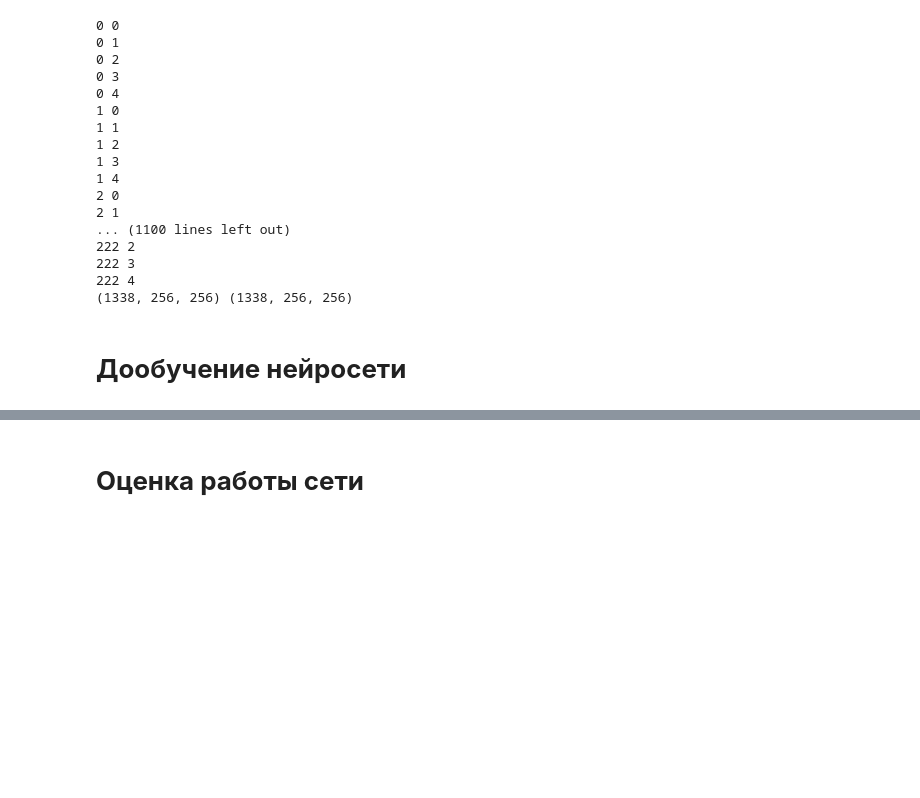
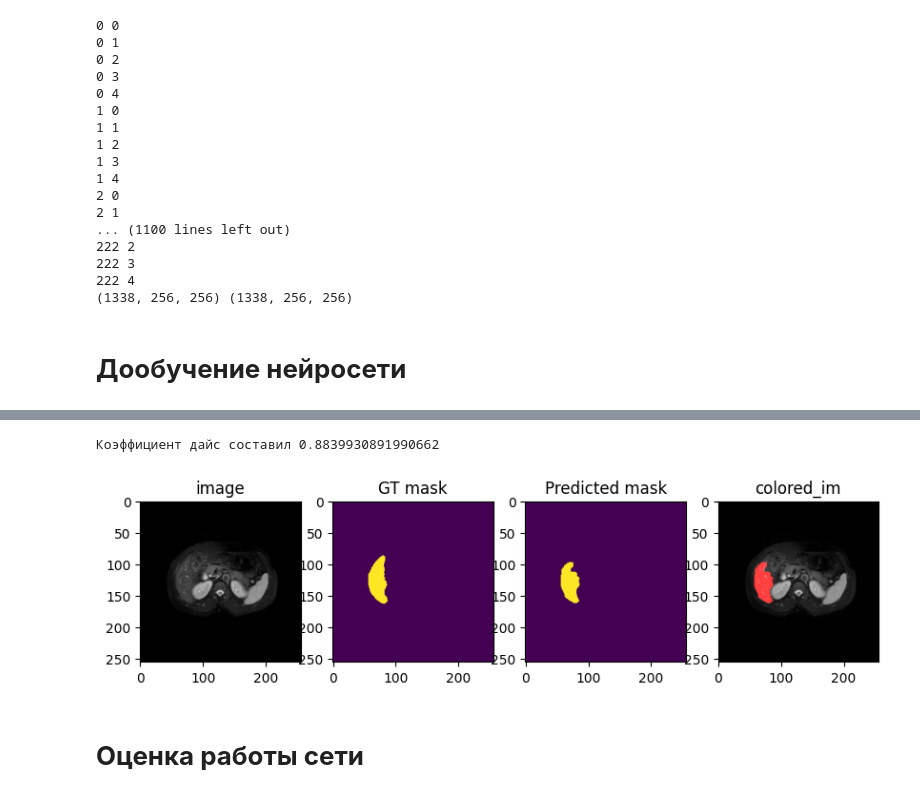
Before and after one commit to spacexerq/ml, a Jupyter notebook: segmentation_project.ipynb, the cells around one changed output, grey strips where cells are left out. Drawn from its saved outputs; the diff is of its cells as text; code cells hidden in the pictures; blank space fills up the shorter version.

```diff
--- a/segmentation_project.ipynb
+++ b/segmentation_project.ipynb
@@ -657,13 +696,13 @@ def class_binarization(multiclass_mask, class_label):
 from ML_proj.scr.metrics import dice_coef, dice_soft_coef
 
 trained_model_1 = '/saved_model/model_1_5.h5'
-trained_model_2 = '/saved_model/model_2.h5'
+trained_model_2 = 'saved_model/model_2.h5'
 
 # load and test the model
 saved_model = tf.keras.models.load_model(trained_model_2,
                                          custom_objects={'metrics': dice_soft_coef}, compile=False)
 
-i = 51
+i = 60
 predicted_msk = saved_model.predict(np.expand_dims(x_test[i, :, :], axis=0))
 
 predicted_msk = np.squeeze(predicted_msk)
@@ -688,3 +727,4 @@ plt.title('colored_im')
 
 dice = dice_soft_coef (y_test[i, :, :], predicted_msk)
 print(f'Коэффициент дайс составил {dice}')
+# %% [output]
@@ -691,3 +733,5 @@ print(f'Коэффициент дайс составил {dice}')
+Коэффициент дайс составил 0.8839930891990662
+[figure, added]
 # %% [markdown]
 # **Оценка работы сети**
 # %%
```
Also changed, not shown: parts of 6 cells of this notebook.
